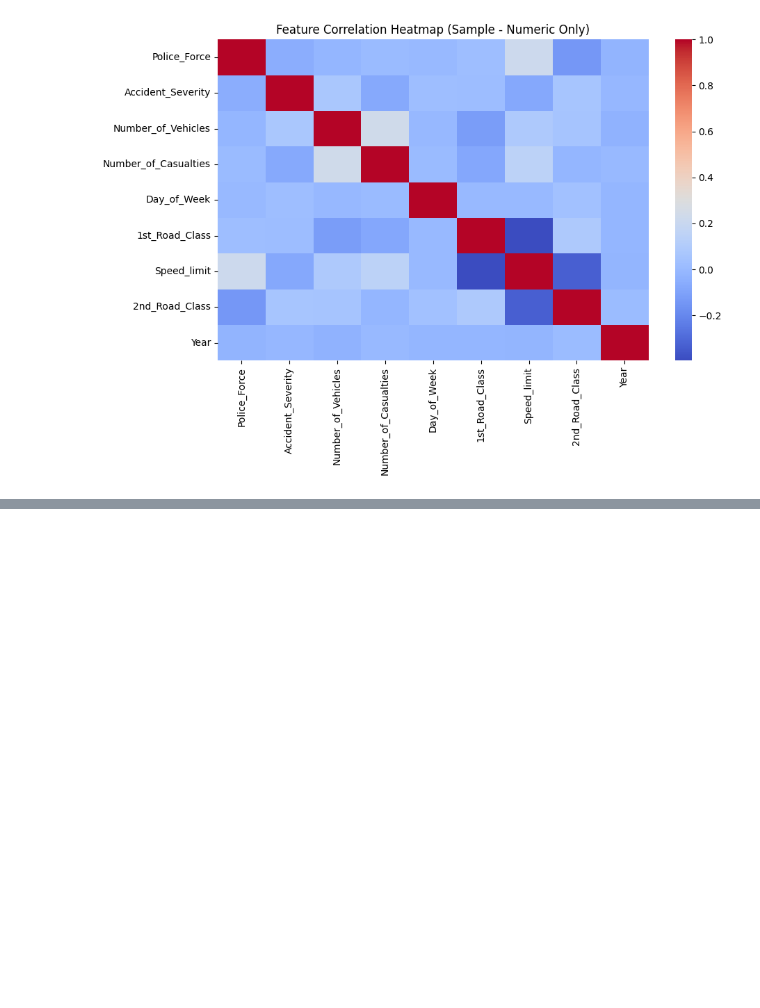
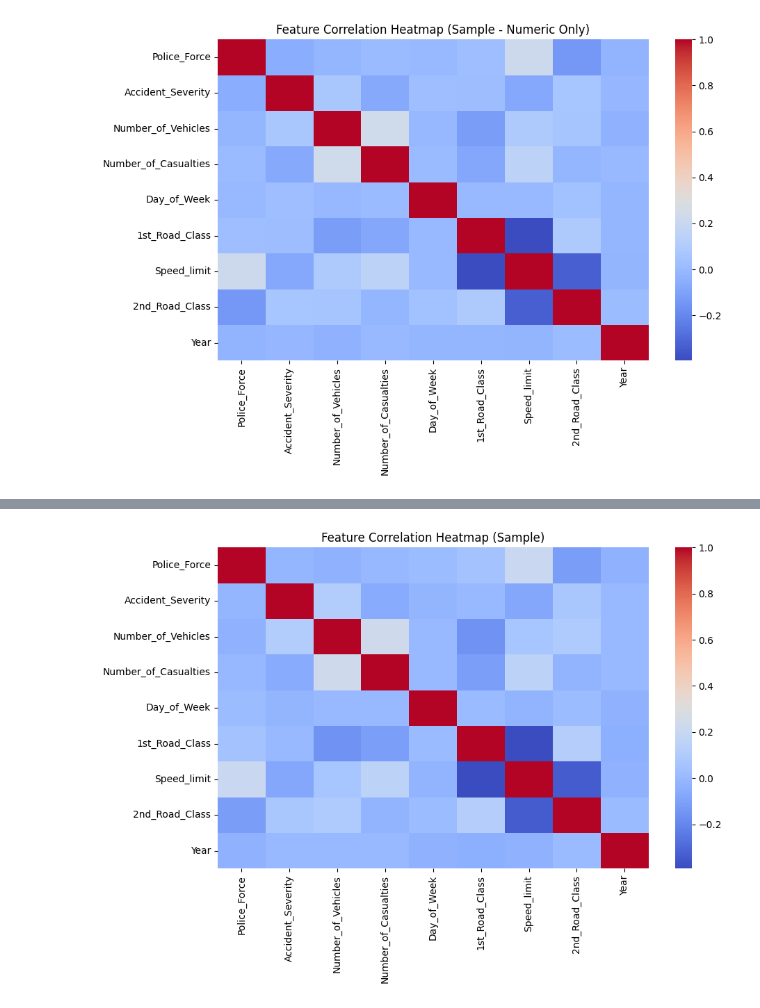
Before and after one commit to jhansi-jjs/road-accident-ml-project, a Jupyter notebook: notebooks/eda.ipynb, the cells around one changed output, grey strips where cells are left out. Saved outputs shown, nothing was run; the diff lists cells and outputs as text; code cells hidden in the pictures; blank space fills up the shorter version.

```diff
--- a/notebooks/eda.ipynb
+++ b/notebooks/eda.ipynb
@@ -225,0 +257,14 @@ plt.show()
+# %%
+sample_df = df_encoded.sample(5000)
+
+numeric_df = sample_df.select_dtypes(include=['int64', 'float64'])
+
+plt.figure(figsize=(10,6))
+sns.heatmap(numeric_df.corr(), cmap="coolwarm")
+
+plt.title("Feature Correlation Heatmap (Sample)")
+
+plt.savefig("../results/eda/correlation_heatmap.png")
+plt.show()
+# %% [output]
+[figure, added]
```
Also changed, not shown: parts of 4 cells of this notebook, 5 other files.
